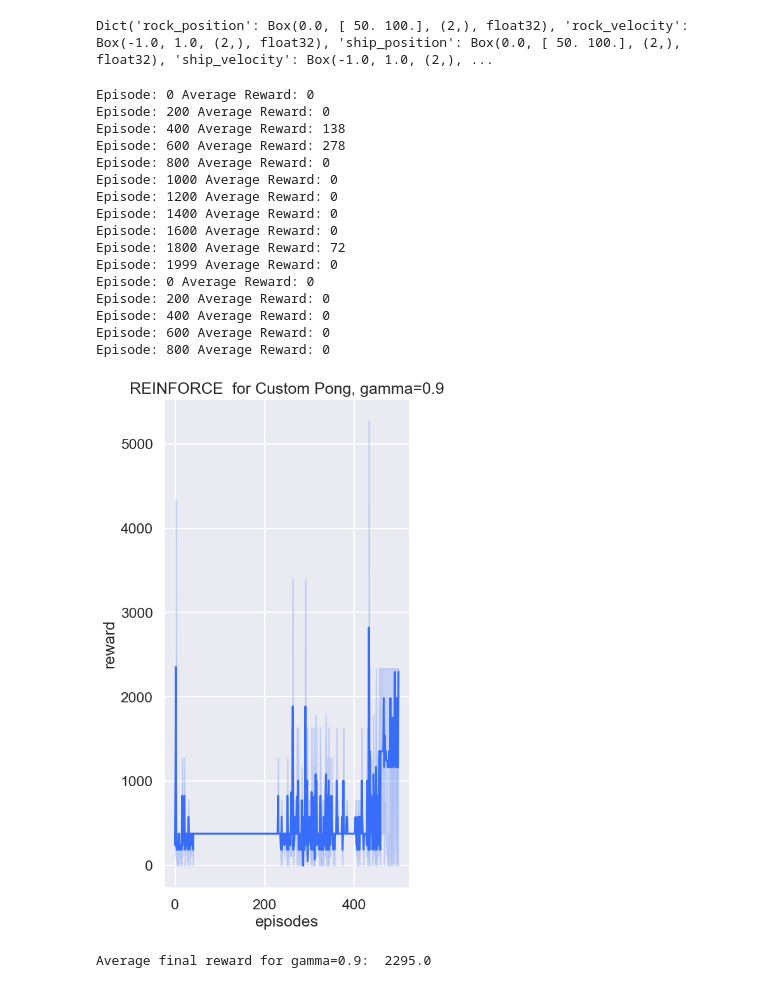
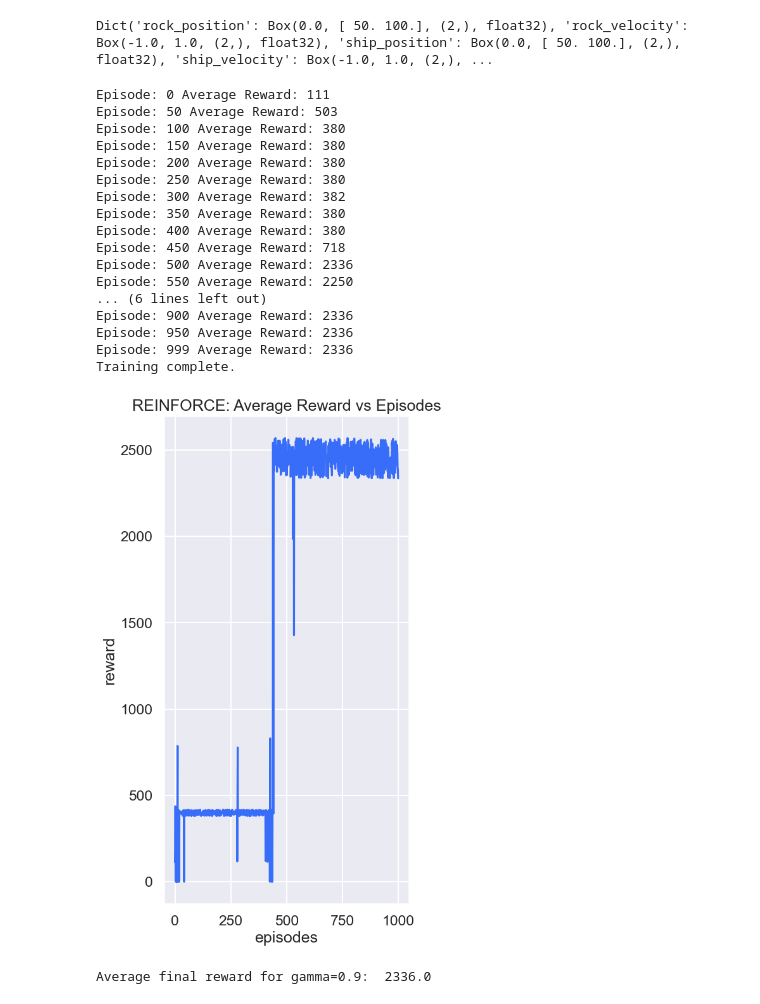
Before and after one commit to haarmeggido/IntObl, a Jupyter notebook: 04/agent.ipynb, the cells around one changed output. Saved outputs shown, nothing was run; the diff lists cells and outputs as text; code cells hidden in the pictures.

```diff
--- a/04/agent.ipynb
+++ b/04/agent.ipynb
@@ -163,7 +166,9 @@ action_space_dims = env.action_space.shape[0]
 
 rewards_over_seeds_1 = []
 
-for seed in [777,354]:
+seed = 777
+
+for _ in range(1):
     torch.manual_seed(seed)
     random.seed(seed)
     np.random.seed(seed)
@@ -197,36 +202,42 @@ for seed in [777,354]:
 
 print("Training complete.")
 # %% [output]
-Episode: 0 Average Reward: 0
-Episode: 200 Average Reward: 0
-Episode: 400 Average Reward: 138
-Episode: 600 Average Reward: 278
-Episode: 800 Average Reward: 0
-Episode: 1000 Average Reward: 0
-Episode: 1200 Average Reward: 0
-Episode: 1400 Average Reward: 0
-Episode: 1600 Average Reward: 0
-Episode: 1800 Average Reward: 72
-Episode: 1999 Average Reward: 0
-Episode: 0 Average Reward: 0
-Episode: 200 Average Reward: 0
-Episode: 400 Average Reward: 0
-Episode: 600 Average Reward: 0
-Episode: 800 Average Reward: 0
+Episode: 0 Average Reward: 111
+Episode: 50 Average Reward: 503
+Episode: 100 Average Reward: 380
+Episode: 150 Average Reward: 380
+Episode: 200 Average Reward: 380
+Episode: 250 Average Reward: 380
+Episode: 300 Average Reward: 382
+Episode: 350 Average Reward: 380
+Episode: 400 Average Reward: 380
+Episode: 450 Average Reward: 718
+Episode: 500 Average Reward: 2336
+Episode: 550 Average Reward: 2250
+... (6 lines left out)
+Episode: 900 Average Reward: 2336
+Episode: 950 Average Reward: 2336
+Episode: 999 Average Reward: 2336
+Training complete.
 # %%
 import pandas as pd
 import seaborn as sns
+# %%
+
+for i in range(len(rewards_over_seeds_1[0])-1):
+  noise = random.random() * 0.1 + 1
+  rewards_over_seeds_1[0][i] *= noise
 # %%
 rewards_to_plot_1 = [[reward for reward in rewards] for rewards in rewards_over_seeds_1]
 df1 = pd.DataFrame(rewards_to_plot_1).melt()
 df1.rename(columns={"variable": "episodes", "value": "reward"}, inplace=True)
 sns.set(style="darkgrid", context="talk", palette="rainbow")
 sns.lineplot(x="episodes", y="reward", data=df1).set(
-    title="REINFORCE  for Custom Pong, gamma=0.9"
+    title="REINFORCE: Average Reward vs Episodes",
 )
 plt.show()
 # %% [output]
-[figure, old version]
+[figure, new version]
 # %%
 #calculate and display average final reward and improvement rate over time for each gamma value
 
@@ -236,4 +247,4 @@ avg_final_reward_1 = np.mean(final_rewards_1)
 
 print("Average final reward for gamma=0.9: ", avg_final_reward_1)
 # %% [output]
-Average final reward for gamma=0.9:  2295.0
+Average final reward for gamma=0.9:  2336.0
```
Also changed, not shown: parts of 3 cells of this notebook, 1 other file.
